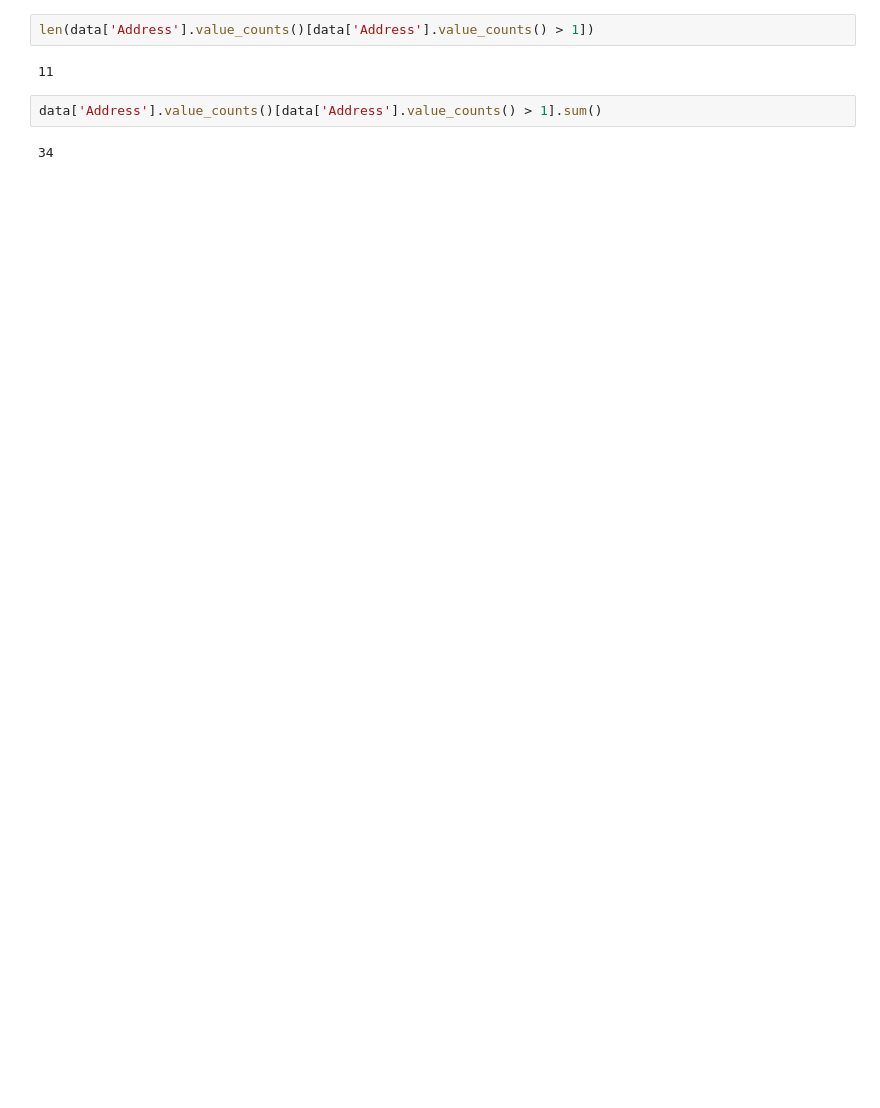
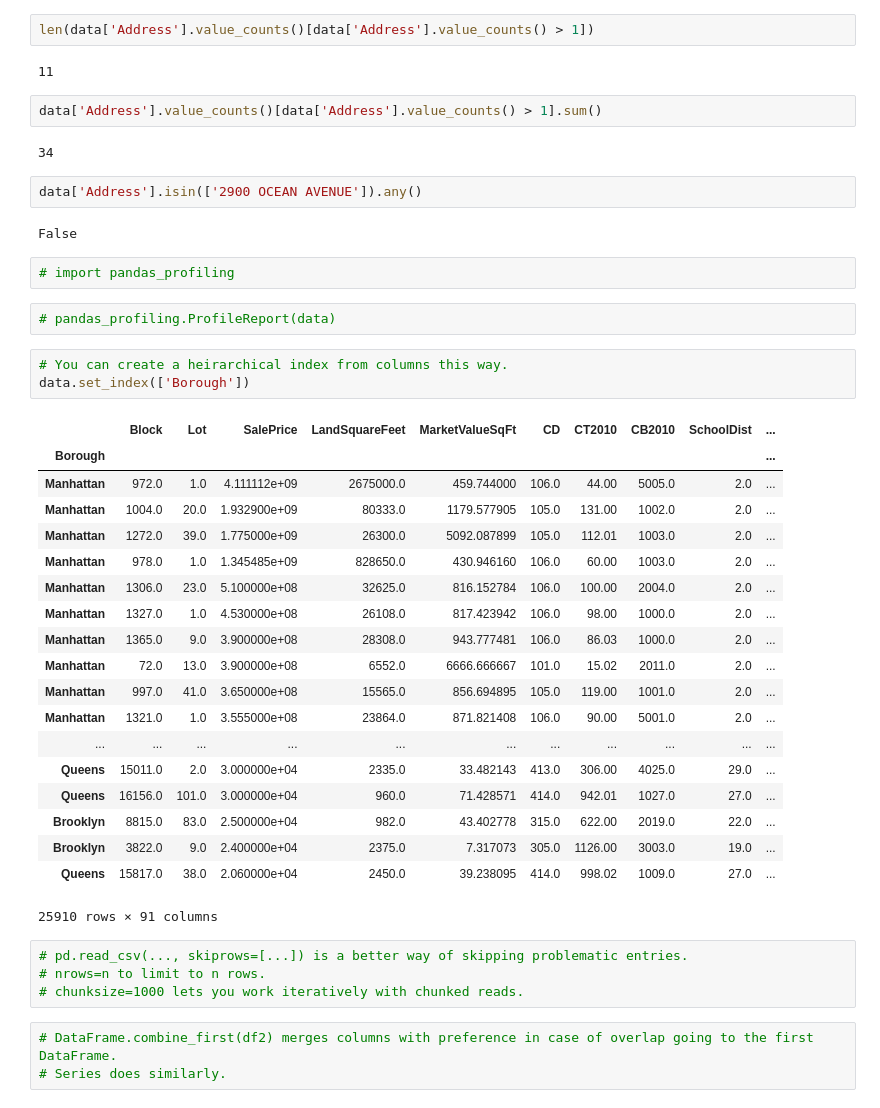
Before and after one commit to ResidentMario/nyc-buildings, a Jupyter notebook: data-scribbles.ipynb, the cells around one changed output. Drawn from its saved outputs; the diff is of its cells as text; blank space fills up the shorter version.

```diff
--- a/data-scribbles.ipynb
+++ b/data-scribbles.ipynb
@@ -125,3 +156,41 @@ len(data['Address'].value_counts()[data['Address'].value_counts() > 1])
 data['Address'].value_counts()[data['Address'].value_counts() > 1].sum()
 # %% [output]
 34
+# %%
+data['Address'].isin(['2900 OCEAN AVENUE']).any()
+# %% [output]
+False
+# %%
+# import pandas_profiling
+# %%
+# pandas_profiling.ProfileReport(data)
+# %%
+# You can create a heirarchical index from columns this way.
+data.set_index(['Borough'])
+# %% [output]
+|  | Block | Lot | SalePrice | LandSquareFeet | MarketValueSqFt | CD | CT2010 | CB2010 | SchoolDist | ... |
+| Borough |  |  |  |  |  |  |  |  |  | ... |
+| Manhattan | 972.0 | 1.0 | 4.111112e+09 | 2675000.0 | 459.744000 | 106.0 | 44.00 | 5005.0 | 2.0 | ... |
+| Manhattan | 1004.0 | 20.0 | 1.932900e+09 | 80333.0 | 1179.577905 | 105.0 | 131.00 | 1002.0 | 2.0 | ... |
+| Manhattan | 1272.0 | 39.0 | 1.775000e+09 | 26300.0 | 5092.087899 | 105.0 | 112.01 | 1003.0 | 2.0 | ... |
+| Manhattan | 978.0 | 1.0 | 1.345485e+09 | 828650.0 | 430.946160 | 106.0 | 60.00 | 1003.0 | 2.0 | ... |
+| Manhattan | 1306.0 | 23.0 | 5.100000e+08 | 32625.0 | 816.152784 | 106.0 | 100.00 | 2004.0 | 2.0 | ... |
+| Manhattan | 1327.0 | 1.0 | 4.530000e+08 | 26108.0 | 817.423942 | 106.0 | 98.00 | 1000.0 | 2.0 | ... |
+| Manhattan | 1365.0 | 9.0 | 3.900000e+08 | 28308.0 | 943.777481 | 106.0 | 86.03 | 1000.0 | 2.0 | ... |
+| Manhattan | 72.0 | 13.0 | 3.900000e+08 | 6552.0 | 6666.666667 | 101.0 | 15.02 | 2011.0 | 2.0 | ... |
+| Manhattan | 997.0 | 41.0 | 3.650000e+08 | 15565.0 | 856.694895 | 105.0 | 119.00 | 1001.0 | 2.0 | ... |
+| Manhattan | 1321.0 | 1.0 | 3.555000e+08 | 23864.0 | 871.821408 | 106.0 | 90.00 | 5001.0 | 2.0 | ... |
+| ... | ... | ... | ... | ... | ... | ... | ... | ... | ... | ... |
+| Queens | 15011.0 | 2.0 | 3.000000e+04 | 2335.0 | 33.482143 | 413.0 | 306.00 | 4025.0 | 29.0 | ... |
+| Queens | 16156.0 | 101.0 | 3.000000e+04 | 960.0 | 71.428571 | 414.0 | 942.01 | 1027.0 | 27.0 | ... |
+| Brooklyn | 8815.0 | 83.0 | 2.500000e+04 | 982.0 | 43.402778 | 315.0 | 622.00 | 2019.0 | 22.0 | ... |
+| Brooklyn | 3822.0 | 9.0 | 2.400000e+04 | 2375.0 | 7.317073 | 305.0 | 1126.00 | 3003.0 | 19.0 | ... |
+| Queens | 15817.0 | 38.0 | 2.060000e+04 | 2450.0 | 39.238095 | 414.0 | 998.02 | 1009.0 | 27.0 | ... |
+25910 rows × 91 columns
+# %%
+# pd.read_csv(..., skiprows=[...]) is a better way of skipping problematic entries.
+# nrows=n to limit to n rows.
+# chunksize=1000 lets you work iteratively with chunked reads.
+# %%
+# DataFrame.combine_first(df2) merges columns with preference in case of overlap going to the first DataFrame.
+# Series does similarly.
```
Also changed, not shown: parts of 20 cells of this notebook, 3 other files.
